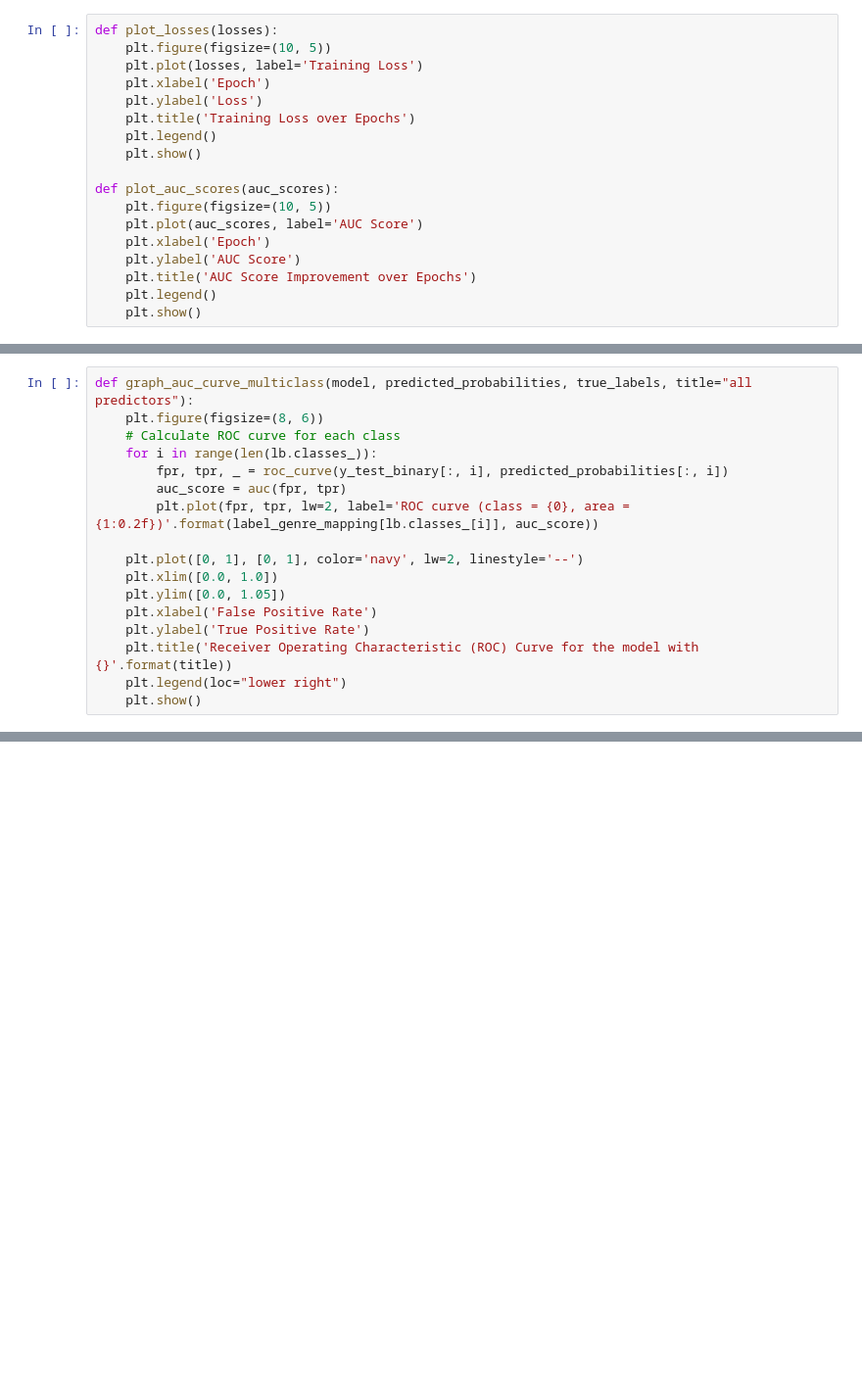
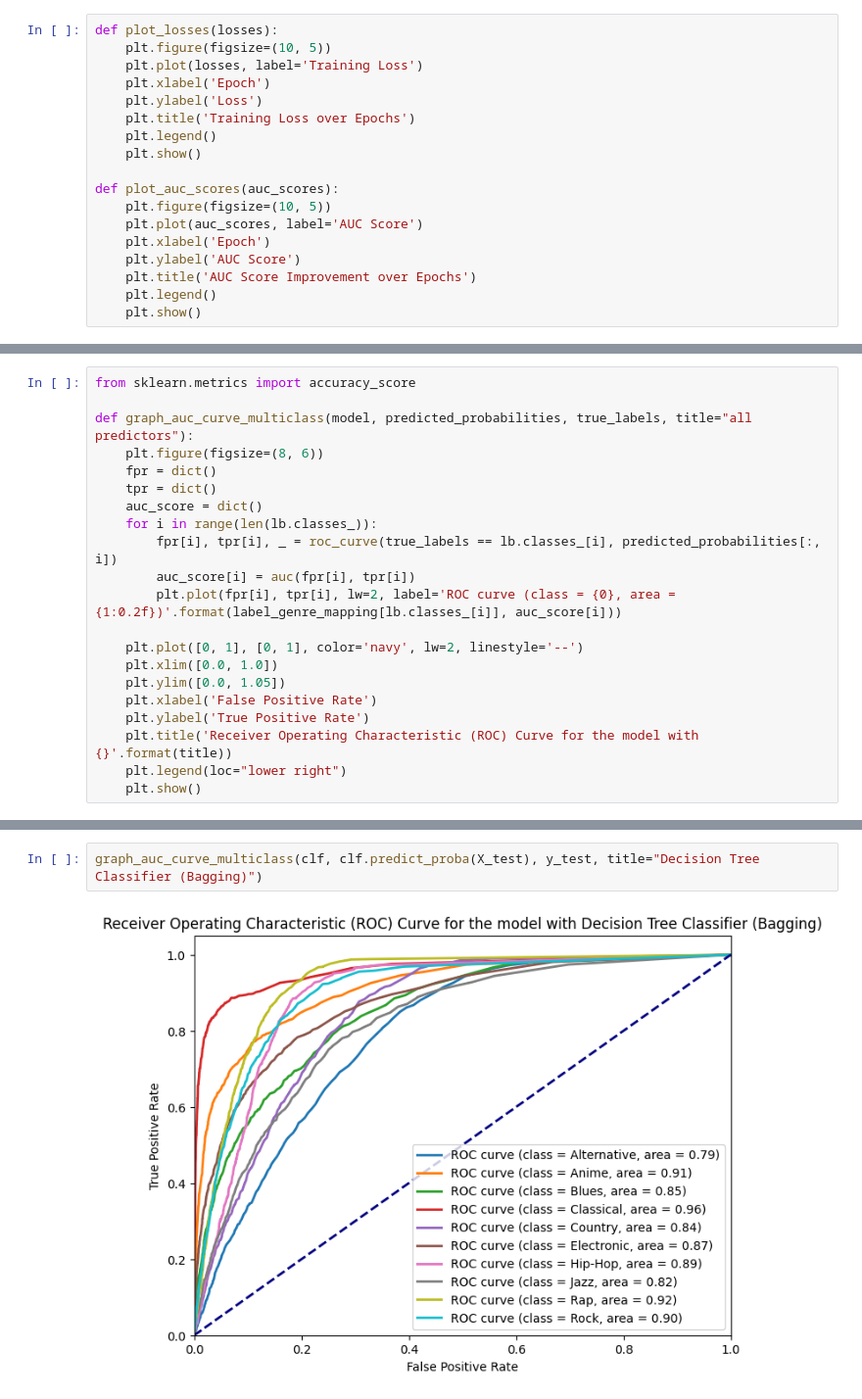
Before and after one commit to whykay-01/machine-learning-music-genre-classifier, a Jupyter notebook: classifications/capstone_classification_lda_ds.ipynb, the cells around one changed output, grey strips where cells are left out. Shown at 98% size. Drawn from its saved outputs; the diff is of its cells as text; blank space fills up the shorter version.

```diff
--- a/classifications/capstone_classification_lda_ds.ipynb
+++ b/classifications/capstone_classification_lda_ds.ipynb
@@ -266,11 +283,15 @@ graph_auc_curve_multiclass(model, X_test_tensor, y_test_tensor)
 # %%
+from sklearn.metrics import accuracy_score
+
 def graph_auc_curve_multiclass(model, predicted_probabilities, true_labels, title="all predictors"):
     plt.figure(figsize=(8, 6))
-    # Calculate ROC curve for each class
+    fpr = dict()
+    tpr = dict()
+    auc_score = dict()
     for i in range(len(lb.classes_)):
-        fpr, tpr, _ = roc_curve(y_test_binary[:, i], predicted_probabilities[:, i])
-        auc_score = auc(fpr, tpr)
-        plt.plot(fpr, tpr, lw=2, label='ROC curve (class = {0}, area = {1:0.2f})'.format(label_genre_mapping[lb.classes_[i]], auc_score))
+        fpr[i], tpr[i], _ = roc_curve(true_labels == lb.classes_[i], predicted_probabilities[:, i])
+        auc_score[i] = auc(fpr[i], tpr[i])
+        plt.plot(fpr[i], tpr[i], lw=2, label='ROC curve (class = {0}, area = {1:0.2f})'.format(label_genre_mapping[lb.classes_[i]], auc_score[i]))
 
     plt.plot([0, 1], [0, 1], color='navy', lw=2, linestyle='--')
     plt.xlim([0.0, 1.0])
@@ -295,3 +321,7 @@ print(np.sum(preds == y_test)/len(preds))
+# %%
+graph_auc_curve_multiclass(clf, clf.predict_proba(X_test), y_test, title="Decision Tree Classifier (Bagging)")
+# %% [output]
+[figure, added]
 # %%
 # Random forests
 from sklearn.ensemble import RandomForestClassifier
```
Also changed, not shown: parts of 17 cells of this notebook.
